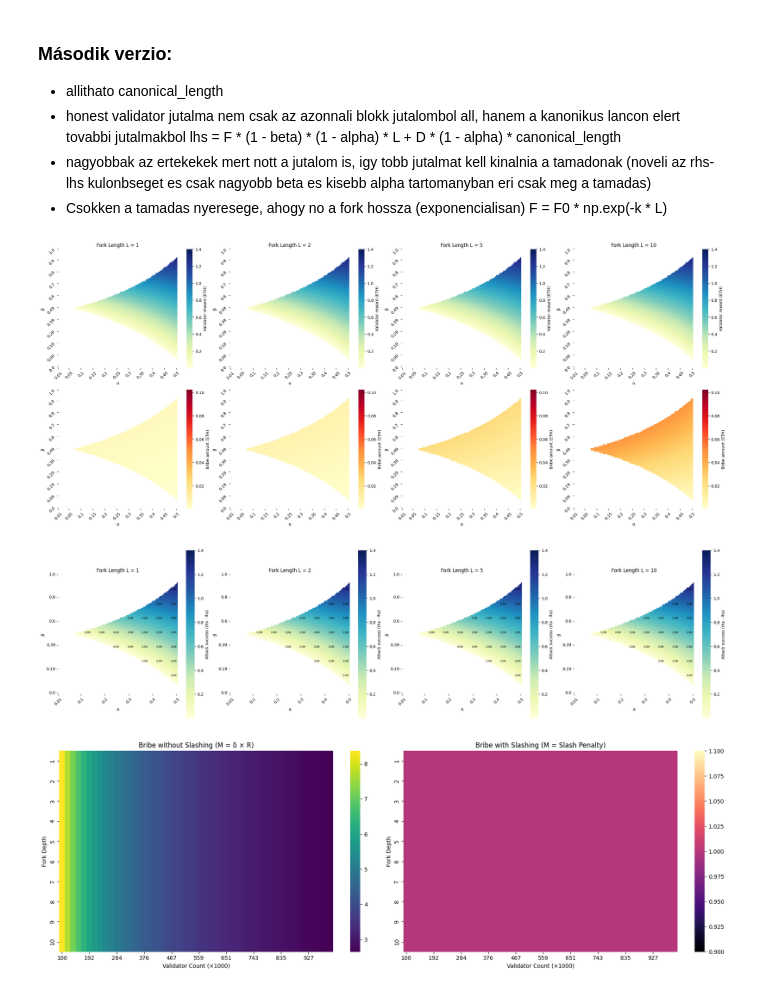
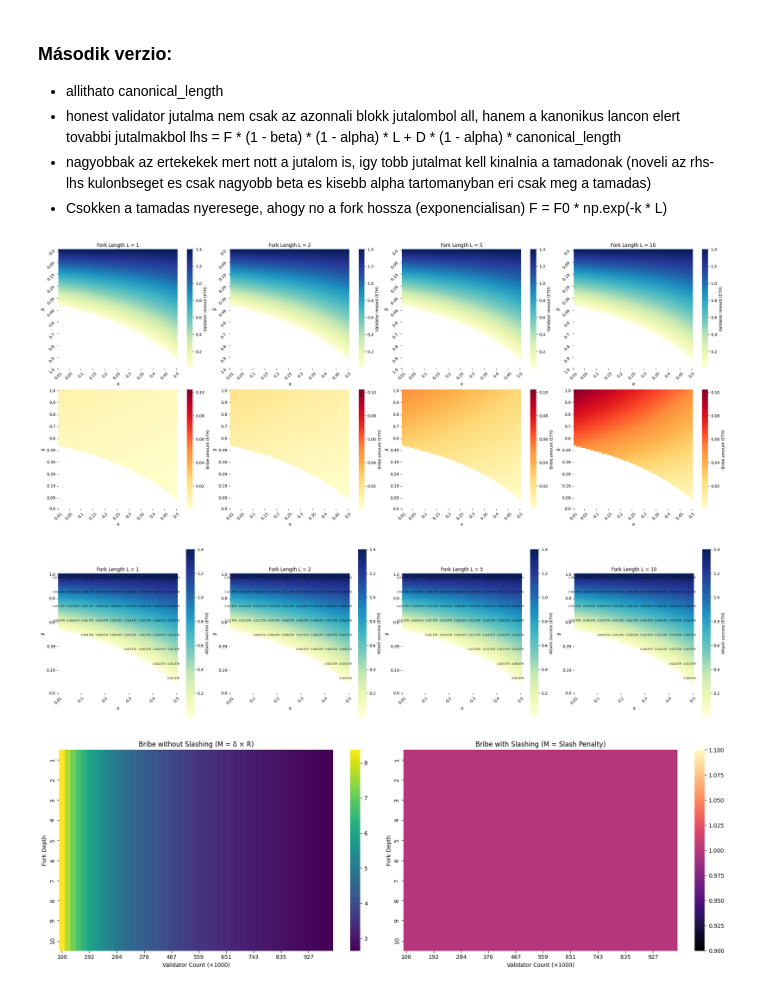
Before and after one commit to 0xSooki/bribery-zoo, a Jupyter notebook: Figures/playground.ipynb, the cells around one changed output. Drawn from its saved outputs; the diff is of its cells as text; code cells hidden in the pictures.

```diff
--- a/Figures/playground.ipynb
+++ b/Figures/playground.ipynb
@@ -215,37 +219,39 @@ vmax_bribe = np.nanmax(heatmaps_bribe)
 
 fig, axs = plt.subplots(2, len(fork_lengths), figsize=(24, 10), constrained_layout=True)
 
 xticks_idx = np.linspace(0, len(alpha_vals)-1, 11, dtype=int)
 xticks = np.round(alpha_vals[xticks_idx], 2)
 
 yticks_idx = np.linspace(0, len(beta_vals)-1, 11, dtype=int)
 yticks = np.round(beta_vals[yticks_idx], 2)
 
 for idx in range(len(fork_lengths)):
-    sns.heatmap(np.flipud(heatmaps_success[idx]), cmap = "YlGnBu", mask = np.isnan(heatmaps_success[idx]), xticklabels = False, yticklabels = False, square = True, ax = axs[0, idx],
+    sns.heatmap(heatmaps_success[idx], cmap = "YlGnBu", mask = np.isnan(heatmaps_success[idx]), xticklabels = False, yticklabels = False, square = True, ax = axs[0, idx],
         linewidths = 0, linecolor = 'none', cbar_kws = {'label': 'Validator reward (ETH)'}, vmin = vmin_success, vmax = vmax_success)
 
     axs[0, idx].set_title(f"Fork Length L = {fork_lengths[idx]}")
     axs[0, idx].set_xlabel("α")
     axs[0, idx].set_ylabel("β")
     axs[0, idx].set_xticks(xticks_idx)
     axs[0, idx].set_xticklabels(xticks, rotation=45)
     axs[0, idx].set_yticks(yticks_idx)
     axs[0, idx].set_yticklabels(yticks[::-1], rotation=45)
+    axs[0, idx].invert_yaxis()
 
-    sns.heatmap(np.flipud(heatmaps_bribe[idx]), cmap="YlOrRd", mask=np.isnan(heatmaps_bribe[idx]), xticklabels = False, yticklabels = False, square = True, ax = axs[1, idx],
+    sns.heatmap(heatmaps_bribe[idx], cmap="YlOrRd", mask=np.isnan(heatmaps_bribe[idx]), xticklabels = False, yticklabels = False, square = True, ax = axs[1, idx],
         linewidths = 0, linecolor = 'none', cbar_kws = {'label': 'Bribe amount (ETH)'}, vmin = vmin_bribe, vmax = vmax_bribe)
 
     axs[1, idx].set_xlabel("α")
     axs[1, idx].set_ylabel("β")
     axs[1, idx].set_xticks(xticks_idx)
     axs[1, idx].set_xticklabels(xticks, rotation=45)
     axs[1, idx].set_yticks(yticks_idx)
-    axs[1, idx].set_yticklabels(yticks[::-1], rotation=45)
+    axs[1, idx].set_yticklabels(yticks, rotation=0, va='center')
+    axs[1, idx].invert_yaxis()
 
 plt.show()
 # %% [output]
-[figure, old version]
+[figure, new version]
 # %%
 # Egy abran a sikeresseg es a bribe osszege
 
@@ -270,11 +276,12 @@ for idx in range(len(fork_lengths)):
     for i in range(len(beta_vals)):
         for j in range(len(alpha_vals)):
             if not np.isnan(sampled_bribe[i, j]):
-                annotations[i, j] = f"{sampled_bribe[i, j]/1e6:.1f}M"
+                annotations[i, j] = f"{sampled_bribe[i, j]:.3f} ETH"
             else:
                 annotations[i, j] = ""
 
-    sns.heatmap(np.flipud(heatmaps_success[idx]), cmap = "YlGnBu", mask = np.isnan(heatmaps_success[idx]), square = True, ax = ax, cbar_kws = {'label': 'Attack success (rhs - lhs)'},
+
+    sns.heatmap(heatmaps_success[idx], cmap = "YlGnBu", mask = np.isnan(heatmaps_success[idx]), square = True, ax = ax, cbar_kws = {'label': 'Attack success (ETH)'},
         annot = annotations, fmt = "", annot_kws = {"size": 6, "color": "black"}, vmin = vmin_success, vmax = vmax_success)
 
     ax.set_title(f"Fork Length L = {fork_lengths[idx]}")
@@ -285,11 +292,12 @@ for idx in range(len(fork_lengths)):
     ax.set_xticklabels(xticks, rotation=45)
 
     ax.set_yticks(yticks_idx)
-    ax.set_yticklabels(yticks[::-1], rotation=0)
+    ax.set_yticklabels(yticks, rotation=0, va='center')
+    ax.invert_yaxis()
 
 plt.show()
 # %% [output]
-[figure, old version]
+[figure, new version]
 # %%
 delta = 0.9               # time discount factor
 k = 2940.21               # reward constant, approx.
```
Also changed, not shown: parts of 3 cells of this notebook.
